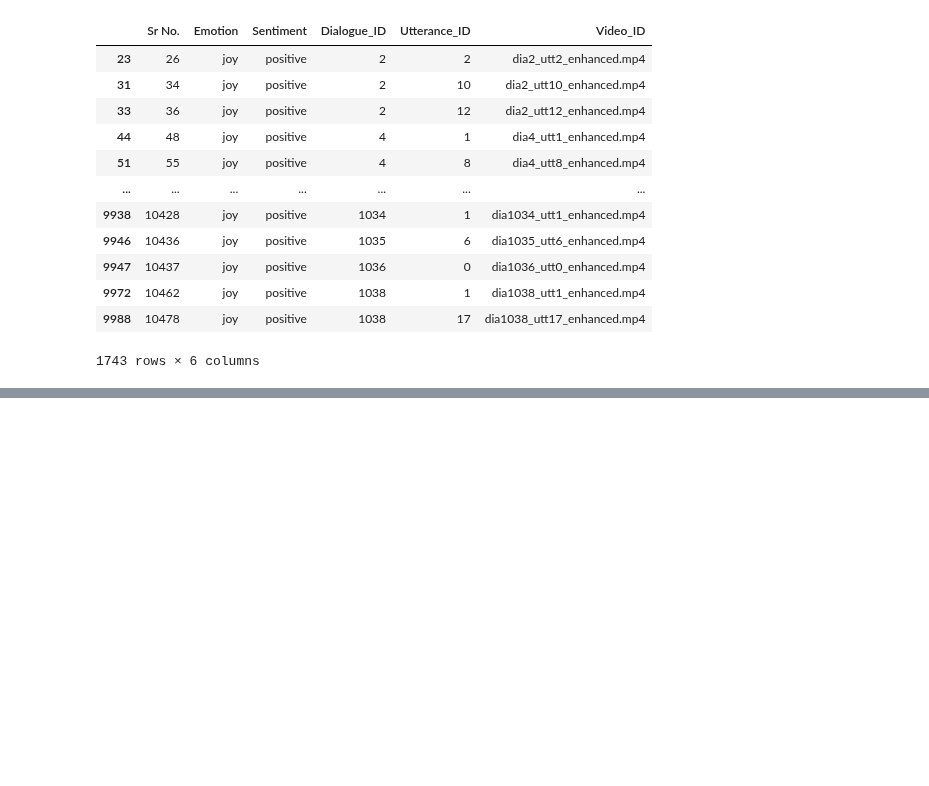
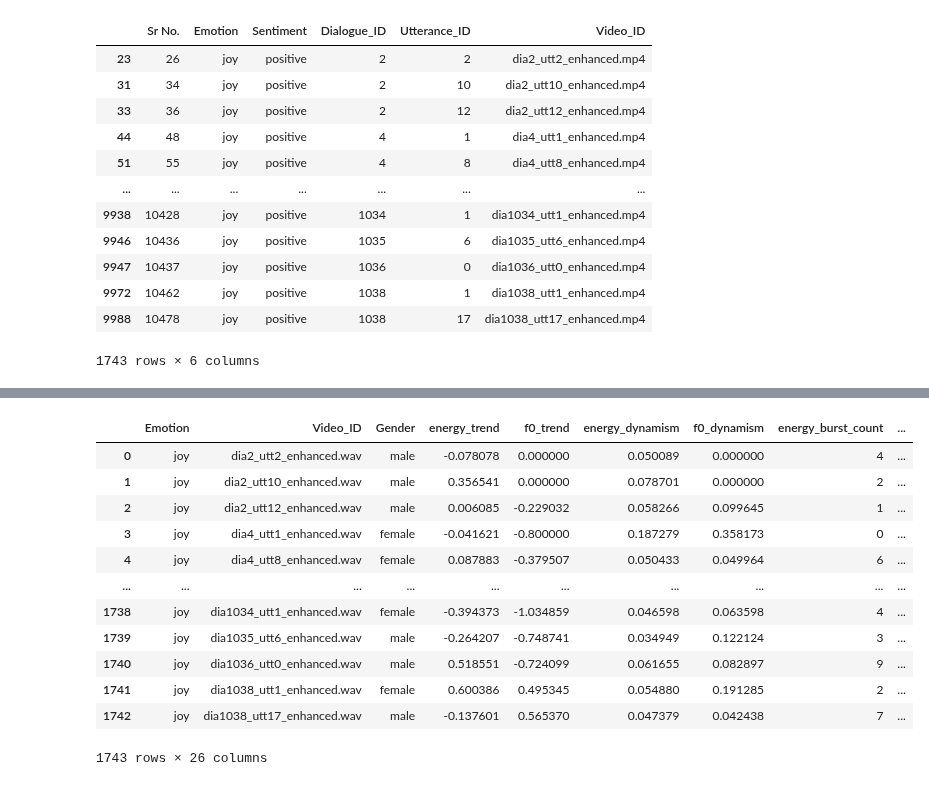
Before and after one commit to YechanJung/pknu25_05, a Jupyter notebook: Audio/feature_extracting.ipynb, the cells around one changed output, grey strips where cells are left out. Drawn from its saved outputs; the diff is of its cells as text; code cells hidden in the pictures; blank space fills up the shorter version.

```diff
--- a/Audio/feature_extracting.ipynb
+++ b/Audio/feature_extracting.ipynb
@@ -87,3 +87,12 @@ See the caveats in the documentation: https://pandas.pydata.org/pandas-docs/stab
 | 9972 | 10462 | joy | positive | 1038 | 1 | dia1038_utt1_enhanced.mp4 |
 | 9988 | 10478 | joy | positive | 1038 | 17 | dia1038_utt17_enhanced.mp4 |
 1743 rows × 6 columns
+# %%
+# Create a new column for Gender using loc to avoid SettingWithCopyWarning
+data_df.loc[:, 'Gender'] = None
+
+# Process each row using loc to avoid SettingWithCopyWarning
+for row in range(len(data_df)):
+    video_path = "enhanced_audio/" + data_df.iloc[row]['Video_ID']
+    gender = classify_gender(video_path)
+    data_df.loc[row, 'Gender'] = gender
@@ -90,8 +117,2 @@ See the caveats in the documentation: https://pandas.pydata.org/pandas-docs/stab
 # %%
 data_df.to_csv("joy_data.csv", index=False)
-# %%
-for row in range(len(data_df)):
-    video_path = "enhanced_audio/"+data_df.iloc[row]['Video_ID']
-    enhanced, sr = librosa.load(video_path, sr=16000)
-    gender = classify_gender(enhanced)
-    data_df.iloc[row]['Gender'] = gender
@@ -319,0 +714,19 @@ data_df
+# %%
+joy_data_df = pd.concat([data_df, features_df], axis=1)
+joy_data_df.to_csv("joy_data_df.csv", index=False)
+# %%
+joy_data_df
+# %% [output]
+|  | Emotion | Video_ID | Gender | energy_trend | f0_trend | energy_dynamism | f0_dynamism | energy_burst_count | ... |
+| 0 | joy | dia2_utt2_enhanced.wav | male | -0.078078 | 0.000000 | 0.050089 | 0.000000 | 4 | ... |
+| 1 | joy | dia2_utt10_enhanced.wav | male | 0.356541 | 0.000000 | 0.078701 | 0.000000 | 2 | ... |
+| 2 | joy | dia2_utt12_enhanced.wav | male | 0.006085 | -0.229032 | 0.058266 | 0.099645 | 1 | ... |
+| 3 | joy | dia4_utt1_enhanced.wav | female | -0.041621 | -0.800000 | 0.187279 | 0.358173 | 0 | ... |
+| 4 | joy | dia4_utt8_enhanced.wav | female | 0.087883 | -0.379507 | 0.050433 | 0.049964 | 6 | ... |
+| ... | ... | ... | ... | ... | ... | ... | ... | ... | ... |
+| 1738 | joy | dia1034_utt1_enhanced.wav | female | -0.394373 | -1.034859 | 0.046598 | 0.063598 | 4 | ... |
+| 1739 | joy | dia1035_utt6_enhanced.wav | male | -0.264207 | -0.748741 | 0.034949 | 0.122124 | 3 | ... |
+| 1740 | joy | dia1036_utt0_enhanced.wav | male | 0.518551 | -0.724099 | 0.061655 | 0.082897 | 9 | ... |
+| 1741 | joy | dia1038_utt1_enhanced.wav | female | 0.600386 | 0.495345 | 0.054880 | 0.191285 | 2 | ... |
+| 1742 | joy | dia1038_utt17_enhanced.wav | male | -0.137601 | 0.565370 | 0.047379 | 0.042438 | 7 | ... |
+1743 rows × 26 columns
```
Also changed, not shown: parts of 11 cells of this notebook, 4 other files.
